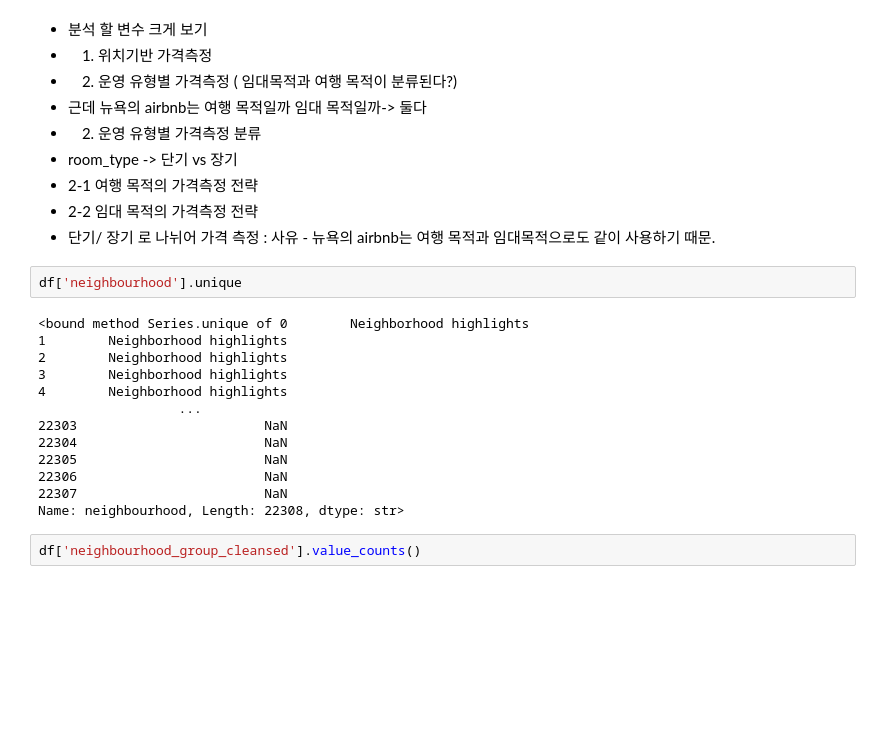
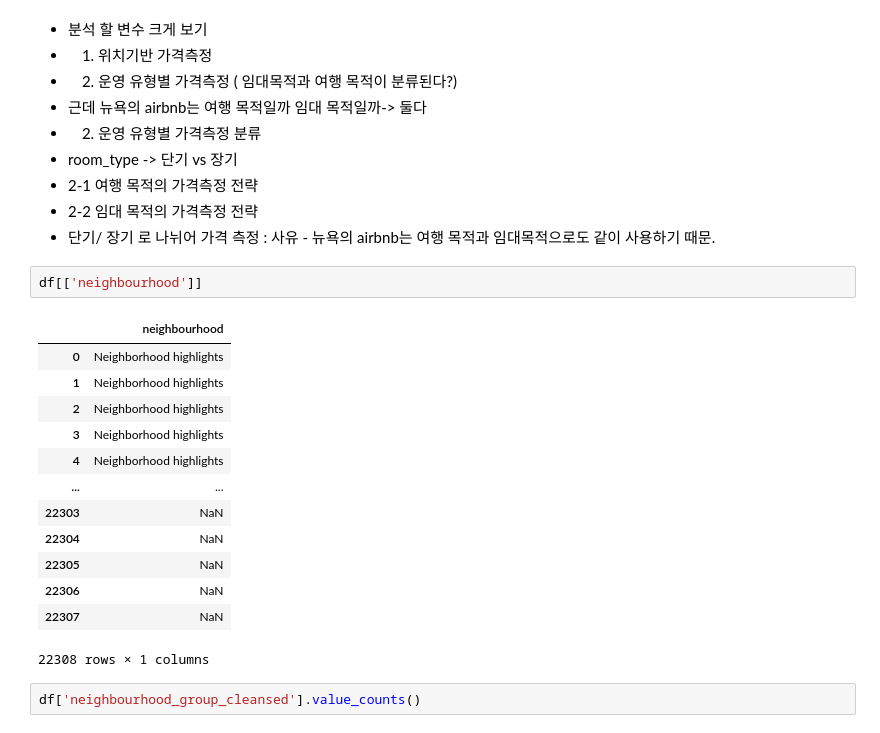
Before and after one commit to motimit/second_project, a Jupyter notebook: Sohui_EDA/전처리 1차.ipynb, the cells around one changed output. Drawn from its saved outputs; the diff is of its cells as text; blank space fills up the shorter version.

```diff
--- a/Sohui_EDA/전처리 1차.ipynb
+++ b/Sohui_EDA/전처리 1차.ipynb
@@ -420,20 +484,21 @@ plt.show()
 - 2-2 임대 목적의 가격측정 전략
 - 단기/ 장기 로 나뉘어 가격 측정 : 사유 - 뉴욕의 airbnb는 여행 목적과 임대목적으로도 같이 사용하기 때문.
 # %%
-df['neighbourhood'].unique
+df[['neighbourhood']]
 # %% [output]
+|  | neighbourhood |
+| 0 | Neighborhood highlights |
+| 1 | Neighborhood highlights |
+| 2 | Neighborhood highlights |
+| 3 | Neighborhood highlights |
+| 4 | Neighborhood highlights |
+| ... | ... |
+| 22303 | NaN |
+| 22304 | NaN |
+| 22305 | NaN |
+| 22306 | NaN |
+| 22307 | NaN |
-<bound method Series.unique of 0        Neighborhood highlights
-1        Neighborhood highlights
-2        Neighborhood highlights
-3        Neighborhood highlights
-4        Neighborhood highlights
-                  ...
-22303                        NaN
-22304                        NaN
-22305                        NaN
-22306                        NaN
-22307                        NaN
-Name: neighbourhood, Length: 22308, dtype: str>
+22308 rows × 1 columns
 # %%
 df['neighbourhood_group_cleansed'].value_counts()
 # %% [output]
```
Also changed, not shown: parts of 18 cells of this notebook, 2 other files.
